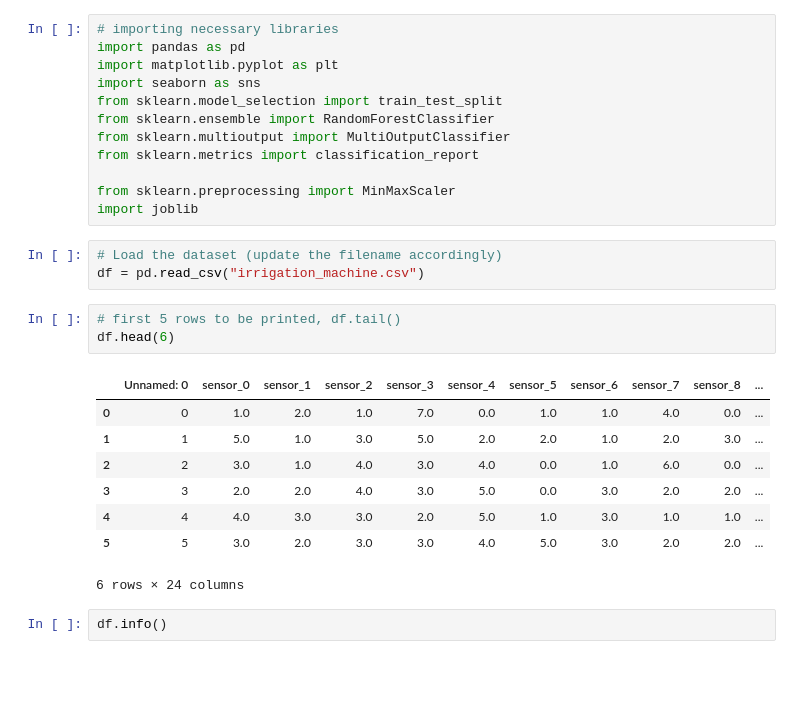
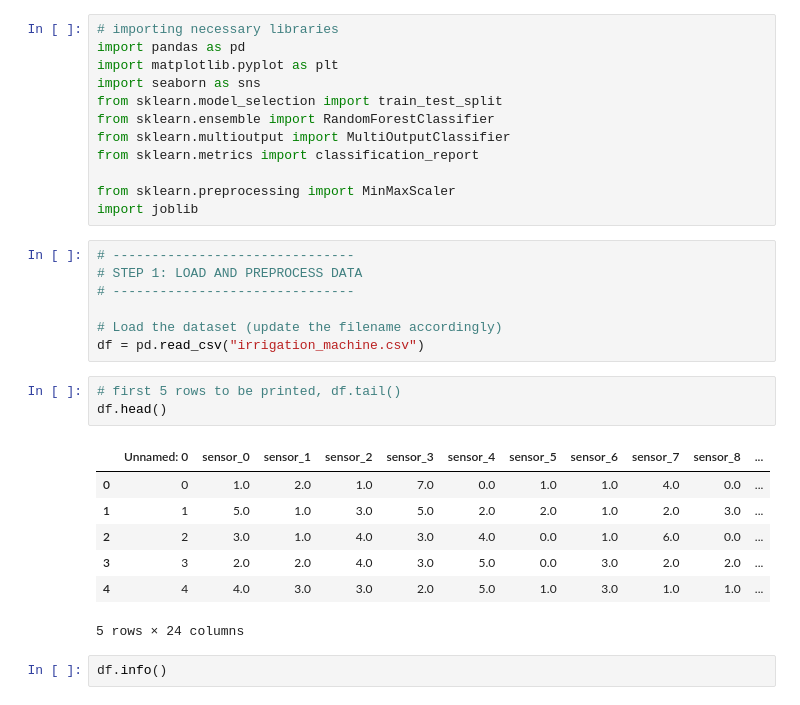
Before and after one commit to DeeptiChincholi/Smart_Irrigation_AICTE_Shell, a Jupyter notebook: Irrigation_System.ipynb, the cells around one changed output. Drawn from its saved outputs; the diff is of its cells as text; blank space fills up the shorter version.

```diff
--- a/Irrigation_System.ipynb
+++ b/Irrigation_System.ipynb
@@ -11,20 +11,23 @@ from sklearn.metrics import classification_report
 from sklearn.preprocessing import MinMaxScaler
 import joblib
 # %%
+# -------------------------------
+# STEP 1: LOAD AND PREPROCESS DATA
+# -------------------------------
+
 # Load the dataset (update the filename accordingly)
 df = pd.read_csv("irrigation_machine.csv")
 # %%
 # first 5 rows to be printed, df.tail()
-df.head(6)
+df.head()
 # %% [output]
 |  | Unnamed: 0 | sensor_0 | sensor_1 | sensor_2 | sensor_3 | sensor_4 | sensor_5 | sensor_6 | sensor_7 | sensor_8 | ... |
 | 0 | 0 | 1.0 | 2.0 | 1.0 | 7.0 | 0.0 | 1.0 | 1.0 | 4.0 | 0.0 | ... |
 | 1 | 1 | 5.0 | 1.0 | 3.0 | 5.0 | 2.0 | 2.0 | 1.0 | 2.0 | 3.0 | ... |
 | 2 | 2 | 3.0 | 1.0 | 4.0 | 3.0 | 4.0 | 0.0 | 1.0 | 6.0 | 0.0 | ... |
 | 3 | 3 | 2.0 | 2.0 | 4.0 | 3.0 | 5.0 | 0.0 | 3.0 | 2.0 | 2.0 | ... |
 | 4 | 4 | 4.0 | 3.0 | 3.0 | 2.0 | 5.0 | 1.0 | 3.0 | 1.0 | 1.0 | ... |
-| 5 | 5 | 3.0 | 2.0 | 3.0 | 3.0 | 4.0 | 5.0 | 3.0 | 2.0 | 2.0 | ... |
-6 rows × 24 columns
+5 rows × 24 columns
 # %%
 df.info()
 # %% [output]
```
Also changed, not shown: parts of 12 cells of this notebook, 1 other file.
